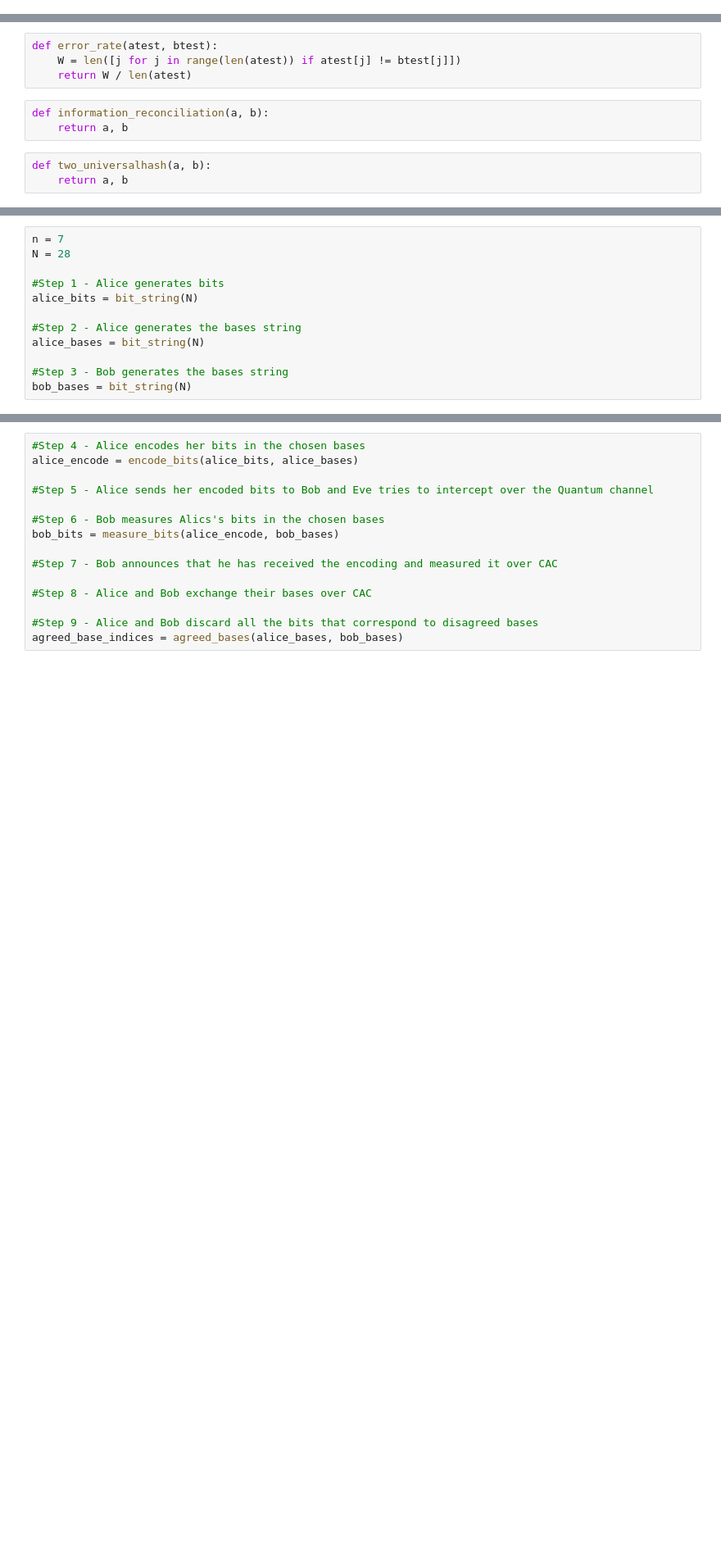
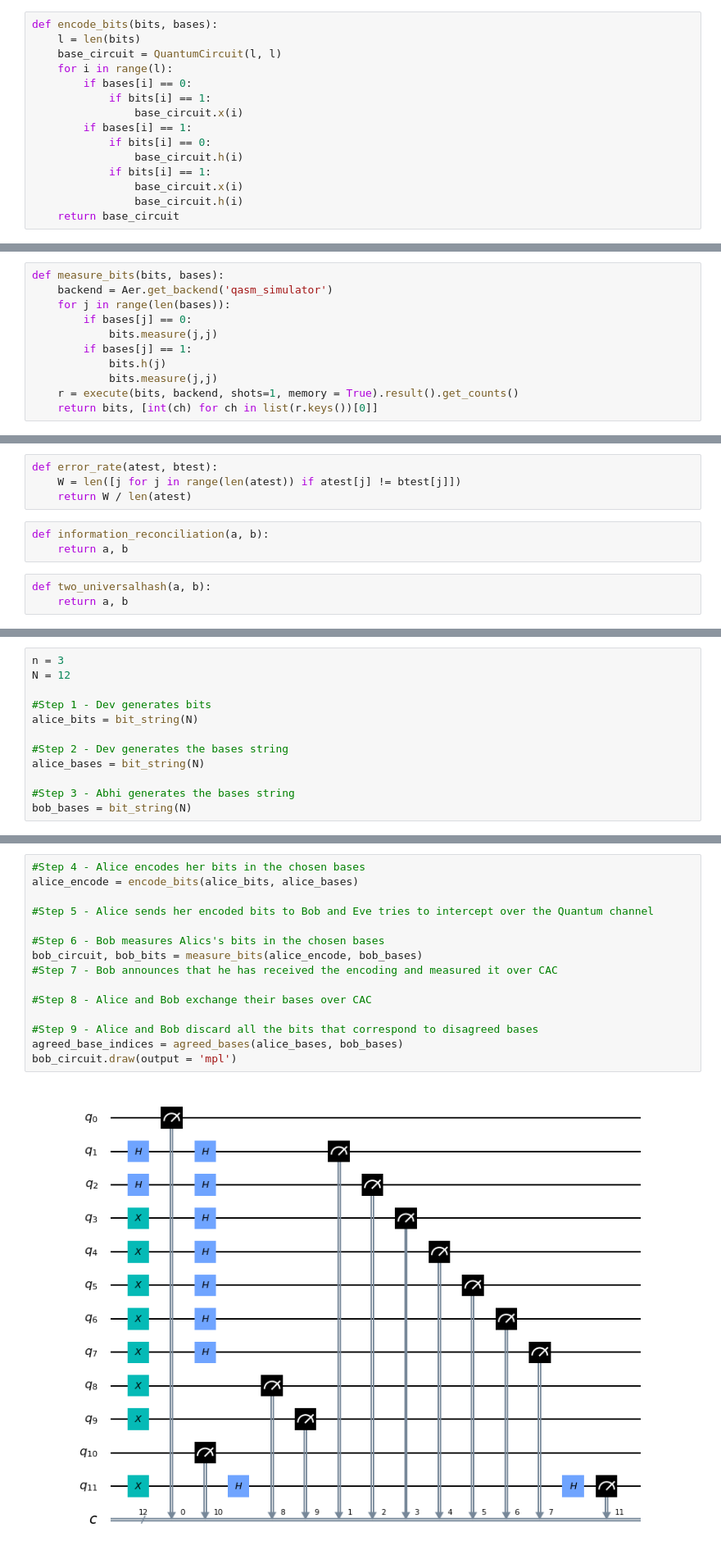
Before and after one commit to rathilakshika/The-BB84-Protocol, a Jupyter notebook: BB84.ipynb, the cells around one changed output, grey strips where cells are left out. Shown: that part at 82% size. Drawn from its saved outputs; the diff is of its cells as text; blank space fills up the shorter version.

Commit message:
Created tables and circuit diagrams for visualization

```diff
--- a/BB84.ipynb
+++ b/BB84.ipynb
@@ -22,4 +22,19 @@ def encode_bits(bits, bases):
         base_circuit.barrier()
         base_encoding.append(base_circuit)
     return base_encoding
+# %%
+def encode_bits(bits, bases):
+    l = len(bits)
+    base_circuit = QuantumCircuit(l, l)
+    for i in range(l):
+        if bases[i] == 0:
+            if bits[i] == 1:
+                base_circuit.x(i)
+        if bases[i] == 1:
+            if bits[i] == 0:
+                base_circuit.h(i)
+            if bits[i] == 1:
+                base_circuit.x(i)
+                base_circuit.h(i)
+    return base_circuit
 # %%
@@ -36,6 +51,17 @@ def measure_bits(bits, bases):
         measured_bit = int(result.get_memory()[0])
         measured_bits.append(measured_bit)
     return measured_bits
+# %%
+def measure_bits(bits, bases):
+    backend = Aer.get_backend('qasm_simulator')
+    for j in range(len(bases)):
+        if bases[j] == 0:
+            bits.measure(j,j)
+        if bases[j] == 1:
+            bits.h(j)
+            bits.measure(j,j)
+    r = execute(bits, backend, shots=1, memory = True).result().get_counts()
+    return bits, [int(ch) for ch in list(r.keys())[0]]
 # %%
 def agreed_bases(a, b):
     return [j for j in range(len(a)) if a[j] == b[j]]
@@ -59,12 +81,12 @@ def two_universalhash(a, b):
 # %%
-n = 7
-N = 28
+n = 3
+N = 12
 
-#Step 1 - Alice generates bits
+#Step 1 - Dev generates bits
 alice_bits = bit_string(N)
 
-#Step 2 - Alice generates the bases string
+#Step 2 - Dev generates the bases string
 alice_bases = bit_string(N)
 
-#Step 3 - Bob generates the bases string
+#Step 3 - Abhi generates the bases string
 bob_bases = bit_string(N)
@@ -71,15 +99,17 @@ bob_bases = bit_string(N)
 # %%
 #Step 4 - Alice encodes her bits in the chosen bases
 alice_encode = encode_bits(alice_bits, alice_bases)
 
 #Step 5 - Alice sends her encoded bits to Bob and Eve tries to intercept over the Quantum channel
 
 #Step 6 - Bob measures Alics's bits in the chosen bases
-bob_bits = measure_bits(alice_encode, bob_bases)
-
+bob_circuit, bob_bits = measure_bits(alice_encode, bob_bases)
 #Step 7 - Bob announces that he has received the encoding and measured it over CAC
 
 #Step 8 - Alice and Bob exchange their bases over CAC
 
 #Step 9 - Alice and Bob discard all the bits that correspond to disagreed bases
 agreed_base_indices = agreed_bases(alice_bases, bob_bases)
+bob_circuit.draw(output = 'mpl')
+# %% [output]
+[figure, added]
```
Also changed, not shown: parts of 7 cells of this notebook.
